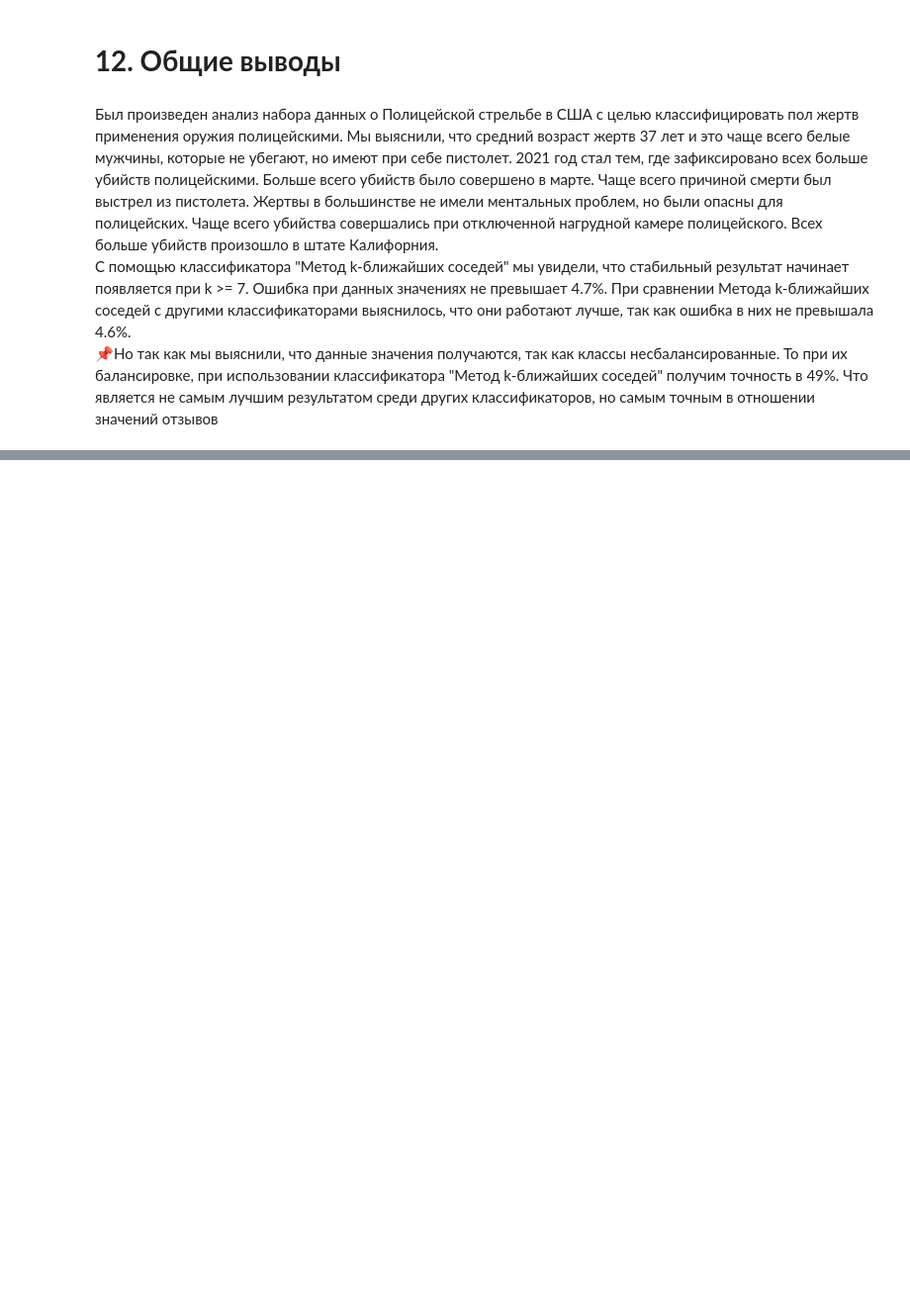
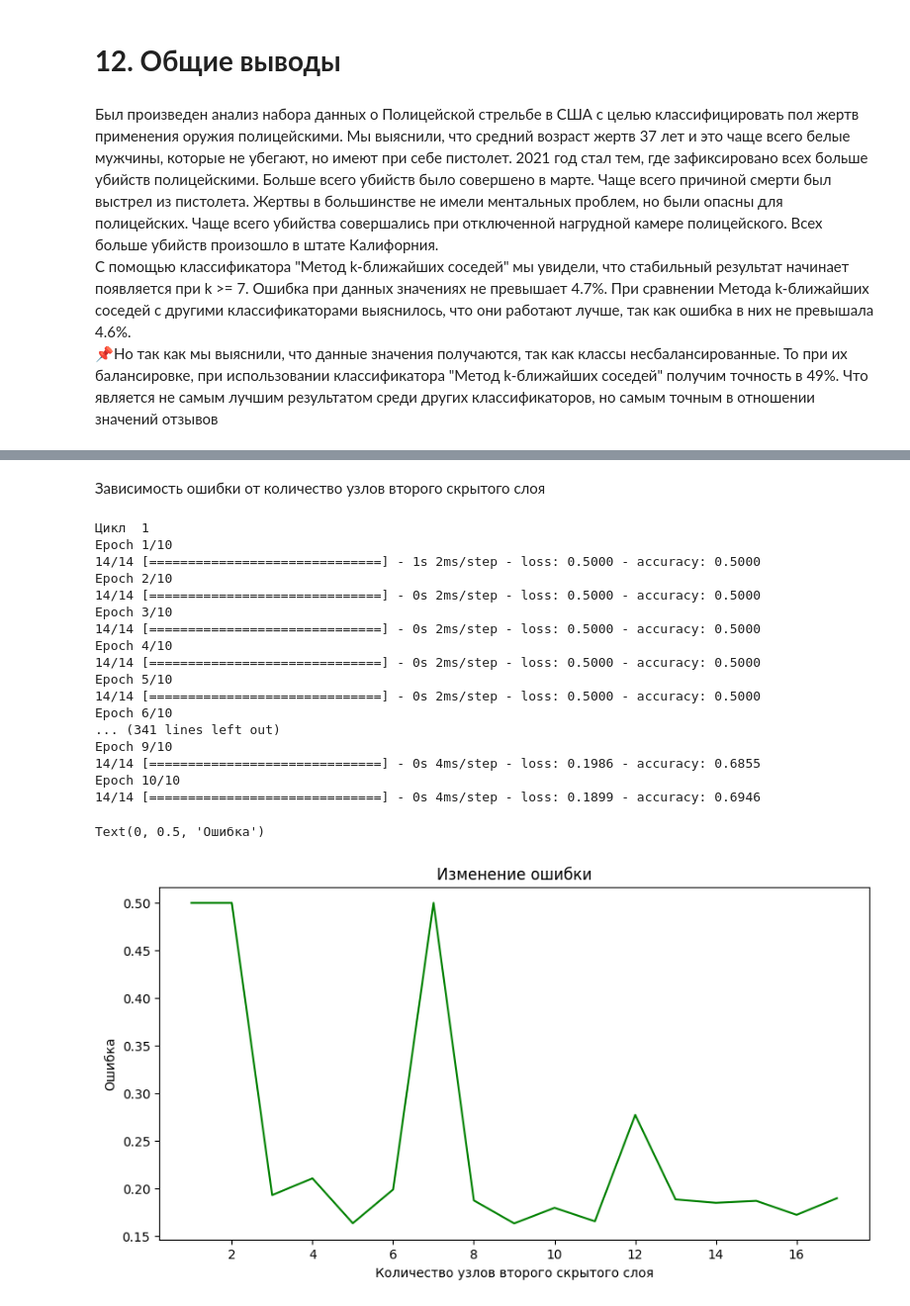
Before and after one commit to AiLoveX/M_learning2023, a Jupyter notebook: 👮‍♂️US_Police_Shootings_from_2015_Sep_2022.ipynb, the cells around one changed output, grey strips where cells are left out. Shown at 99% size. Saved outputs shown, nothing was run; the diff lists cells and outputs as text; code cells hidden in the pictures; blank space fills up the shorter version.

```diff
--- a/👮‍♂️US_Police_Shootings_from_2015_Sep_2022.ipynb
+++ b/👮‍♂️US_Police_Shootings_from_2015_Sep_2022.ipynb
@@ -1035,0 +1218,45 @@ weighted avg       0.91      0.40      0.53      2063
+# %% [markdown]
+Зависимость ошибки от количество узлов второго скрытого слоя
+# %%
+err = []
+for i in range(1,18):
+    model2 = Sequential()
+    print("Цикл ",i)
+    model2.add(Dense(12,input_dim=12,activation='relu'))
+    model2.add(Dense(i,activation='relu'))
+    model2.add(Dense(1,activation='relu'))
+    model2.compile(optimizer='adam',loss='MeanSquaredError',metrics=['accuracy'])
+    model2.fit(X_train_miss, Y_train_miss,epochs=10,shuffle=True)
+    err.append(model2.history.history.copy())
+
+plt.figure(figsize=(10, 5))
+err2= []
+for elem in err:
+    err2.append(elem.get('loss', None))
+last_values = []
+for sublist in err2:
+    last_values.append(sublist[-1])
+plt.plot(range(1, 18), last_values, color='green')
+plt.title('Изменение ошибки')
+plt.xlabel('Количество узлов второго скрытого слоя')
+plt.ylabel('Ошибка')
+# %% [output]
+Цикл  1
+Epoch 1/10
+14/14 [==============================] - 1s 2ms/step - loss: 0.5000 - accuracy: 0.5000
+Epoch 2/10
+14/14 [==============================] - 0s 2ms/step - loss: 0.5000 - accuracy: 0.5000
+Epoch 3/10
+14/14 [==============================] - 0s 2ms/step - loss: 0.5000 - accuracy: 0.5000
+Epoch 4/10
+14/14 [==============================] - 0s 2ms/step - loss: 0.5000 - accuracy: 0.5000
+Epoch 5/10
+14/14 [==============================] - 0s 2ms/step - loss: 0.5000 - accuracy: 0.5000
+Epoch 6/10
+... (341 lines left out)
+Epoch 9/10
+14/14 [==============================] - 0s 4ms/step - loss: 0.1986 - accuracy: 0.6855
+Epoch 10/10
+14/14 [==============================] - 0s 4ms/step - loss: 0.1899 - accuracy: 0.6946
+Text(0, 0.5, 'Ошибка')
+[figure, added]
```
Also changed, not shown: parts of 39 cells of this notebook.
